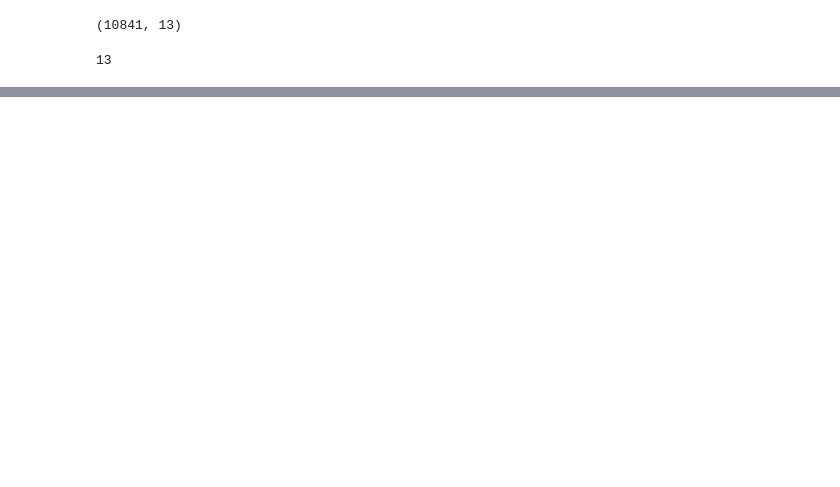
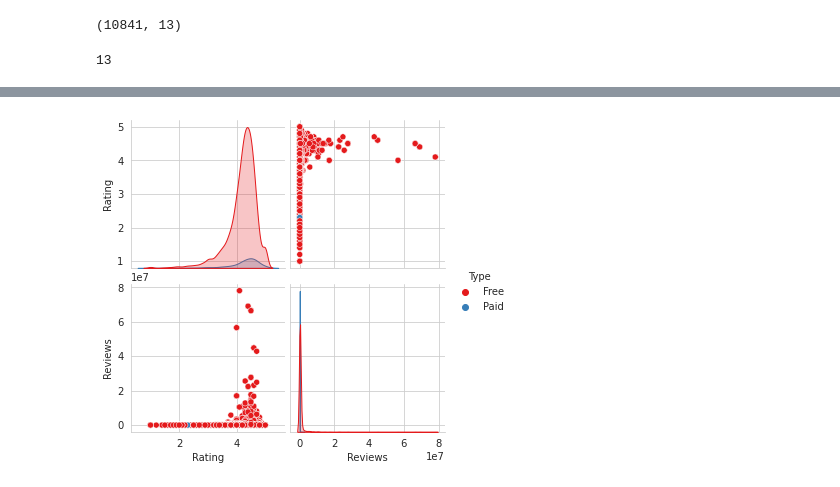
Before and after one commit to johancamilo/Bloove, a Jupyter notebook: Proyecto.ipynb, the cells around one changed output, grey strips where cells are left out. Saved outputs shown, nothing was run; the diff lists cells and outputs as text; code cells hidden in the pictures; blank space fills up the shorter version.

```diff
--- a/Proyecto.ipynb
+++ b/Proyecto.ipynb
@@ -89,0 +76,8 @@ countratingmin3
+# %%
+Rating = playstoredata['Rating']
+Type = playstoredata['Type']
+
+plotgraph = sns.pairplot(pd.DataFrame(list(zip(Rating, playstoredata['Reviews'].astype(int), Type)),
+                        columns=['Rating', 'Reviews',  'Type']), hue='Type', palette="Set1")
+# %% [output]
+[figure, added]
```
Also changed, not shown: parts of 12 cells of this notebook.
